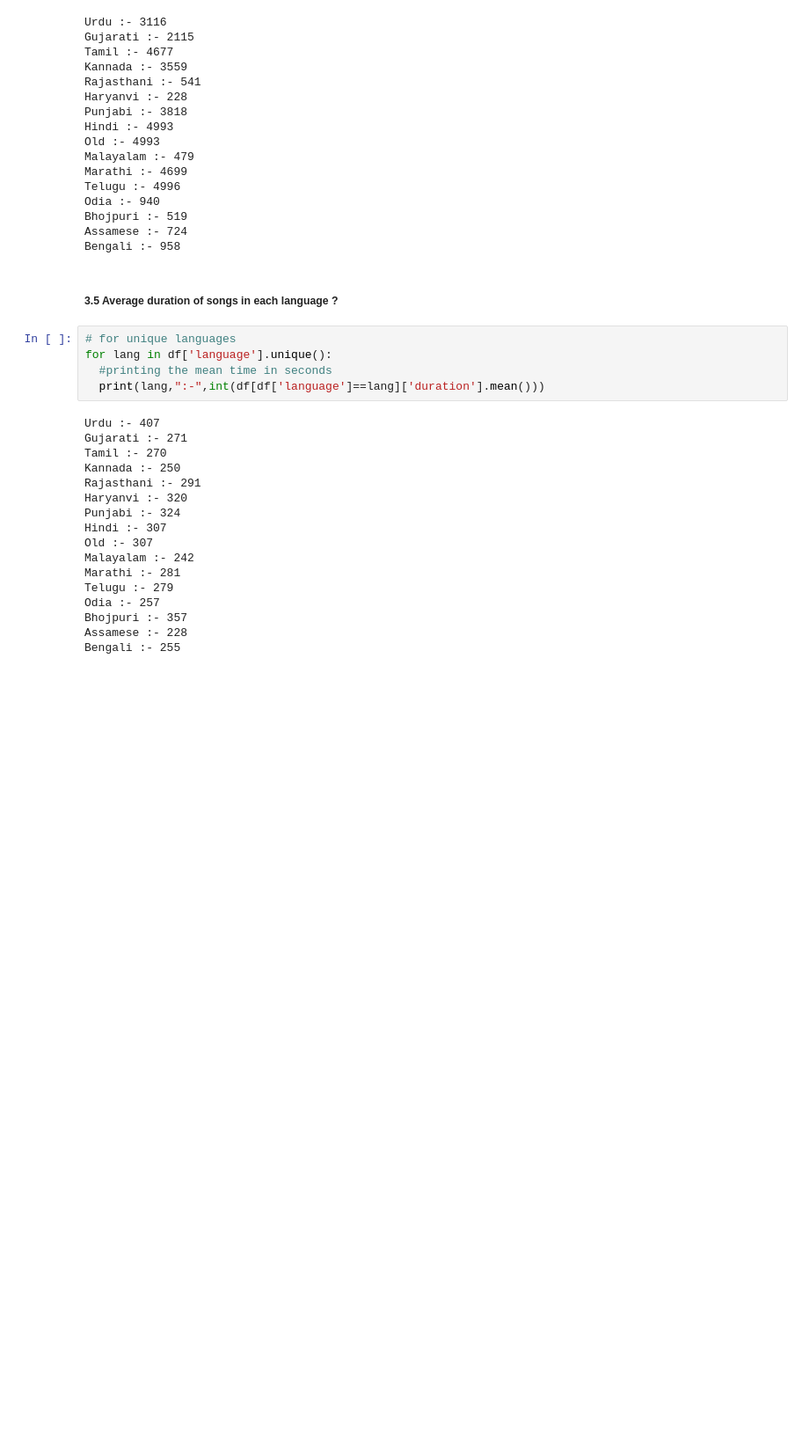
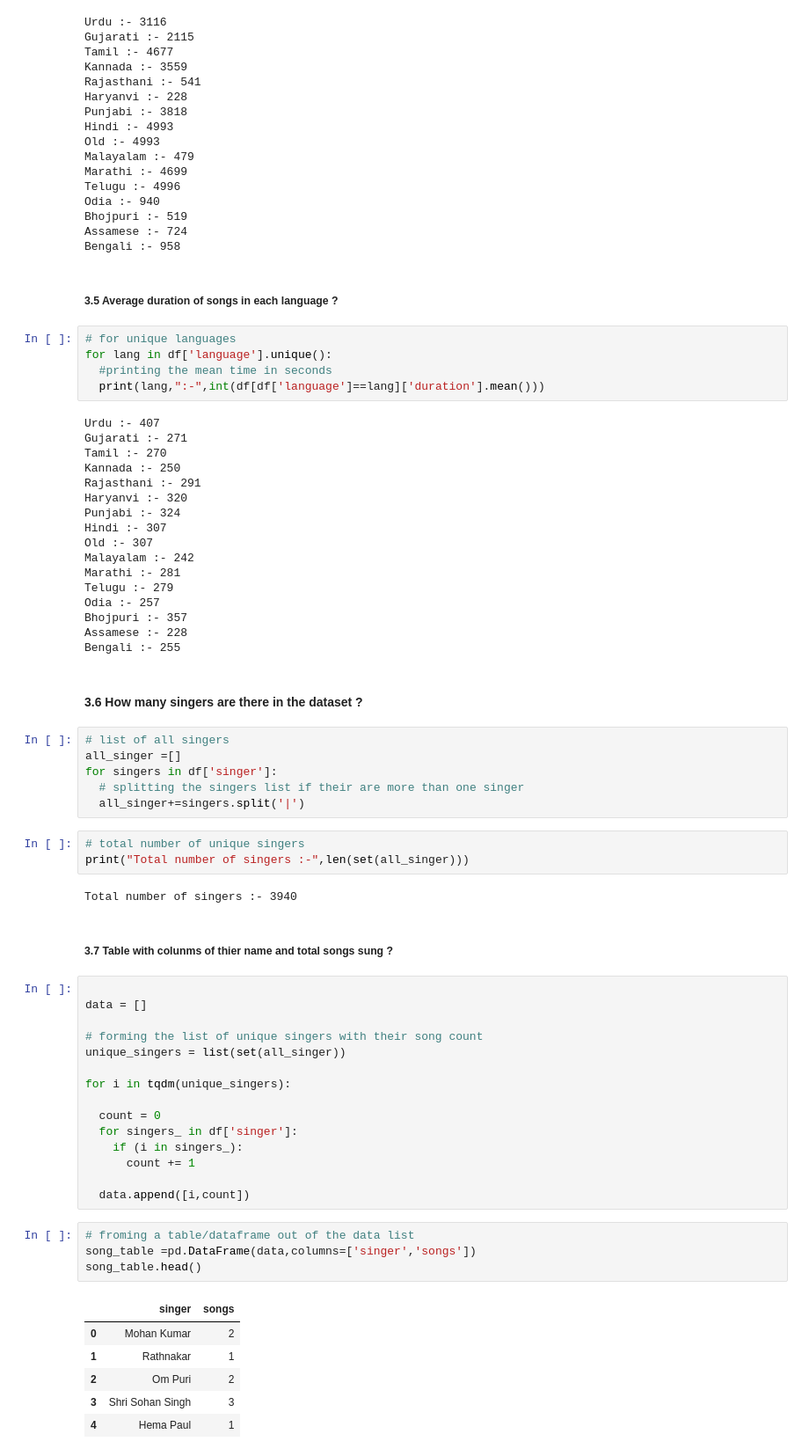
Before and after one commit to aniketsingh10/Gaana.com_Analysis, a Jupyter notebook: Gaana_Analysis.ipynb, the cells around one changed output. Shown at 88% size. Cells and saved outputs as stored; diff of their text form; blank space fills up the shorter version.

```diff
--- a/Gaana_Analysis.ipynb
+++ b/Gaana_Analysis.ipynb
@@ -233,3 +236,44 @@ Odia :- 257
 Bhojpuri :- 357
 Assamese :- 228
 Bengali :- 255
+# %% [markdown]
+#### 3.6 How many singers are there in the dataset ?
+# %%
+# list of all singers
+all_singer =[]
+for singers in df['singer']:
+  # splitting the singers list if their are more than one singer
+  all_singer+=singers.split('|')
+# %%
+# total number of unique singers
+print("Total number of singers :-",len(set(all_singer)))
+# %% [output]
+Total number of singers :- 3940
+# %% [markdown]
+##### 3.7 Table with colunms of thier name and total songs sung ?
+# %%
+
+data = []
+
+# forming the list of unique singers with their song count
+unique_singers = list(set(all_singer))
+
+for i in tqdm(unique_singers):
+
+  count = 0
+  for singers_ in df['singer']:
+    if (i in singers_):
+      count += 1
+
+  data.append([i,count])
+# %%
+# froming a table/dataframe out of the data list
+song_table =pd.DataFrame(data,columns=['singer','songs'])
+song_table.head()
+# %% [output]
+|  | singer | songs |
+| 0 | Mohan Kumar | 2 |
+| 1 | Rathnakar | 1 |
+| 2 | Om Puri | 2 |
+| 3 | Shri Sohan Singh | 3 |
+| 4 | Hema Paul | 1 |
```
Also changed, not shown: parts of 7 cells of this notebook.
